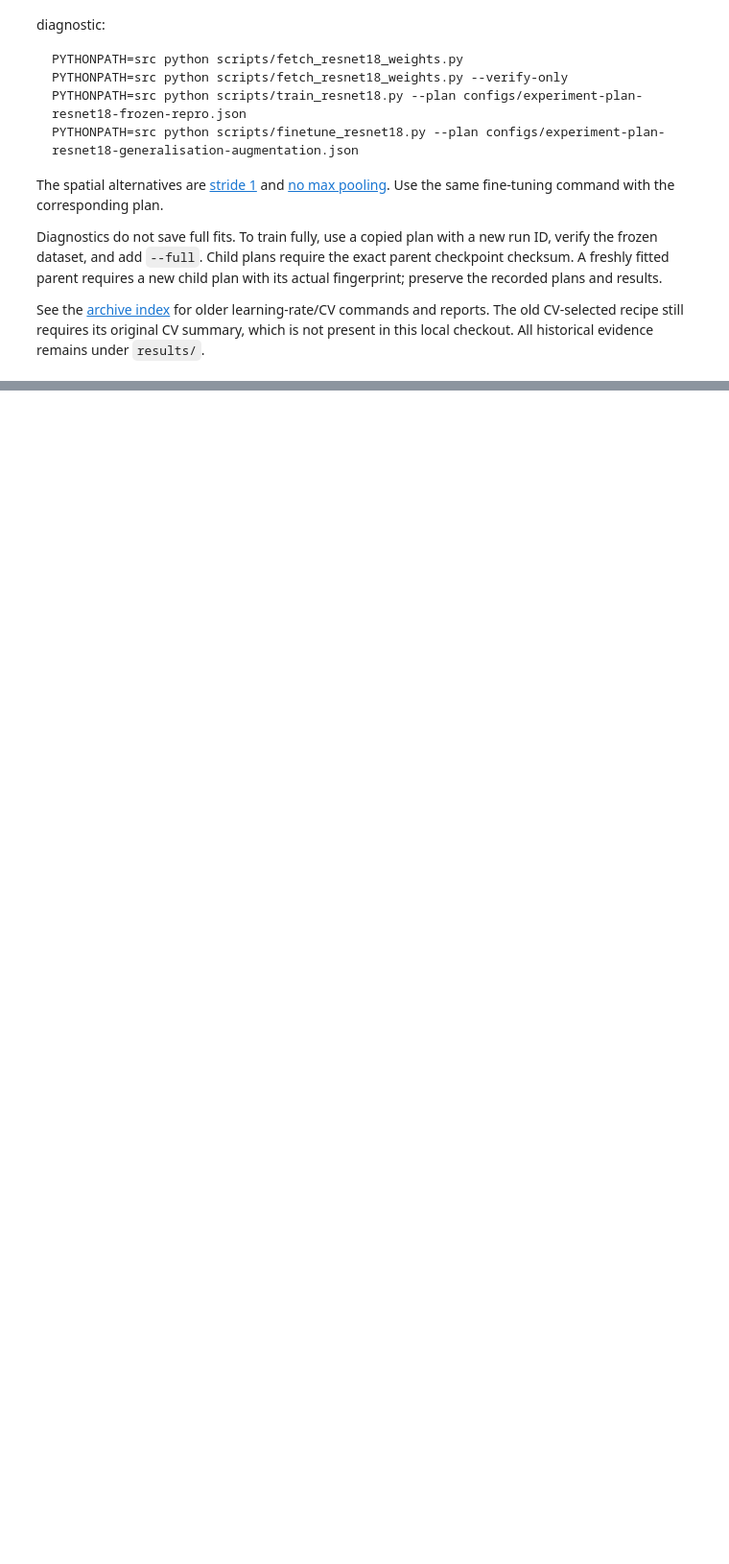
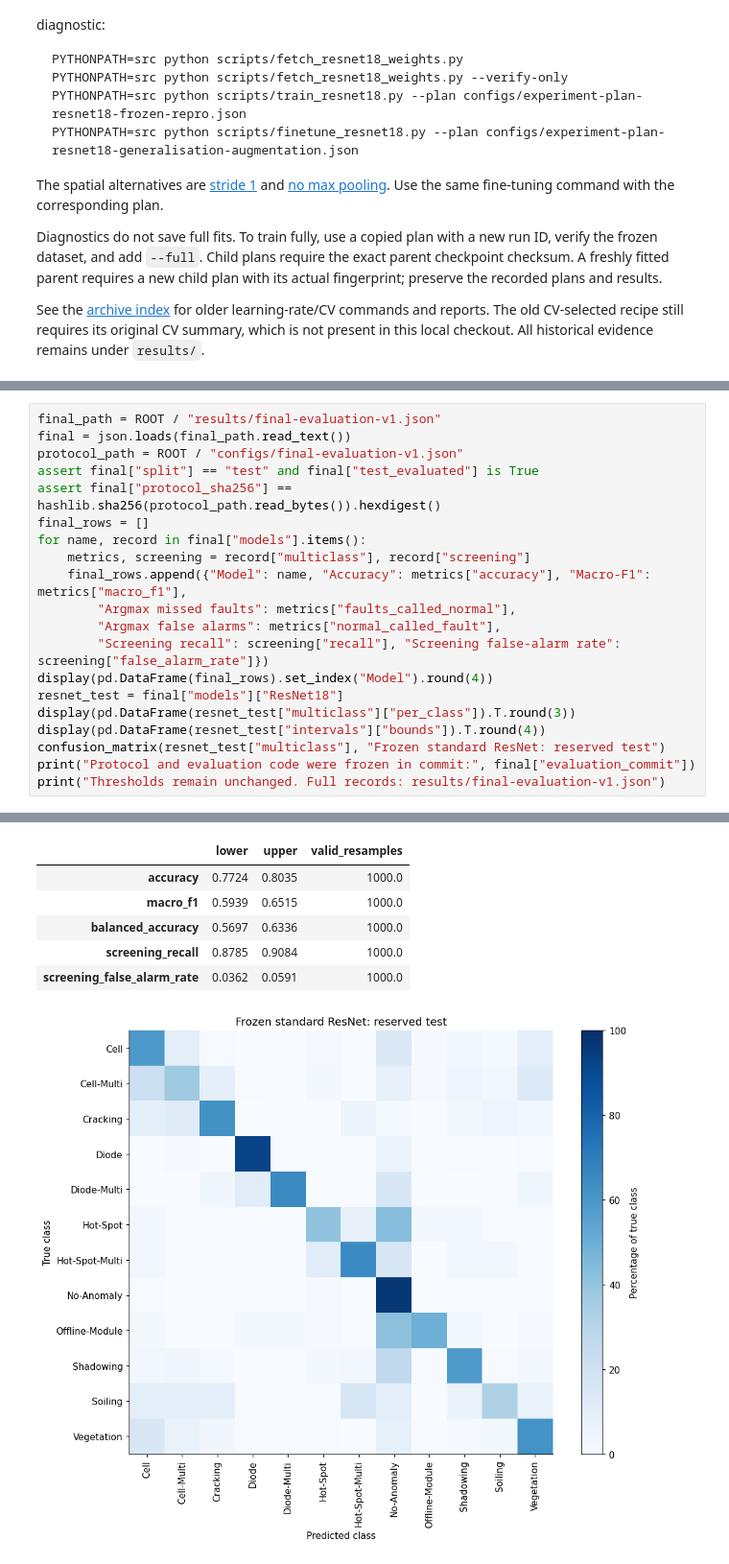
Before and after one commit to tw84794-sys/ENGG2112_PV_Fault_Classification, a Jupyter notebook: notebooks/03_resnet18_experiments.ipynb, the cells around one changed output, grey strips where cells are left out. Shown at 96% size. Drawn from its saved outputs; the diff is of its cells as text; blank space fills up the shorter version.

Commit message:
Record frozen test results and explain them in notebooks

```diff
--- a/notebooks/03_resnet18_experiments.ipynb
+++ b/notebooks/03_resnet18_experiments.ipynb
@@ -245,0 +256,21 @@ See the [archive index](../archive/README.md) for older learning-rate/CV command
+# %%
+final_path = ROOT / "results/final-evaluation-v1.json"
+final = json.loads(final_path.read_text())
+protocol_path = ROOT / "configs/final-evaluation-v1.json"
+assert final["split"] == "test" and final["test_evaluated"] is True
+assert final["protocol_sha256"] == hashlib.sha256(protocol_path.read_bytes()).hexdigest()
+final_rows = []
+for name, record in final["models"].items():
+    metrics, screening = record["multiclass"], record["screening"]
+    final_rows.append({"Model": name, "Accuracy": metrics["accuracy"], "Macro-F1": metrics["macro_f1"],
+        "Argmax missed faults": metrics["faults_called_normal"],
+        "Argmax false alarms": metrics["normal_called_fault"],
+        "Screening recall": screening["recall"], "Screening false-alarm rate": screening["false_alarm_rate"]})
+display(pd.DataFrame(final_rows).set_index("Model").round(4))
+resnet_test = final["models"]["ResNet18"]
+display(pd.DataFrame(resnet_test["multiclass"]["per_class"]).T.round(3))
+display(pd.DataFrame(resnet_test["intervals"]["bounds"]).T.round(4))
+confusion_matrix(resnet_test["multiclass"], "Frozen standard ResNet: reserved test")
+print("Protocol and evaluation code were frozen in commit:", final["evaluation_commit"])
+print("Thresholds remain unchanged. Full records: results/final-evaluation-v1.json")
+# %% [output]
@@ -245,0 +295,7 @@ See the [archive index](../archive/README.md) for older learning-rate/CV command
+|  | lower | upper | valid_resamples |
+| accuracy | 0.7724 | 0.8035 | 1000.0 |
+| macro_f1 | 0.5939 | 0.6515 | 1000.0 |
+| balanced_accuracy | 0.5697 | 0.6336 | 1000.0 |
+| screening_recall | 0.8785 | 0.9084 | 1000.0 |
+| screening_false_alarm_rate | 0.0362 | 0.0591 | 1000.0 |
+[figure, added]
```
Also changed, not shown: parts of 3 cells of this notebook, 6 other files.
